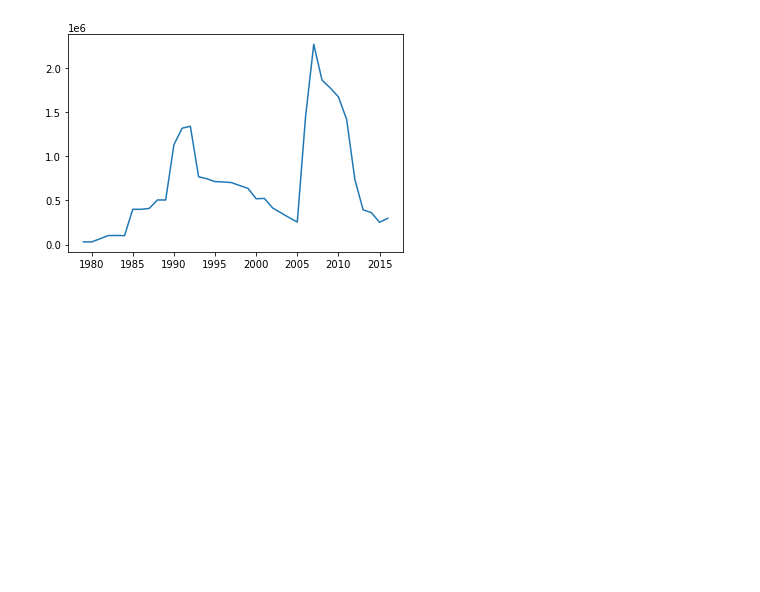
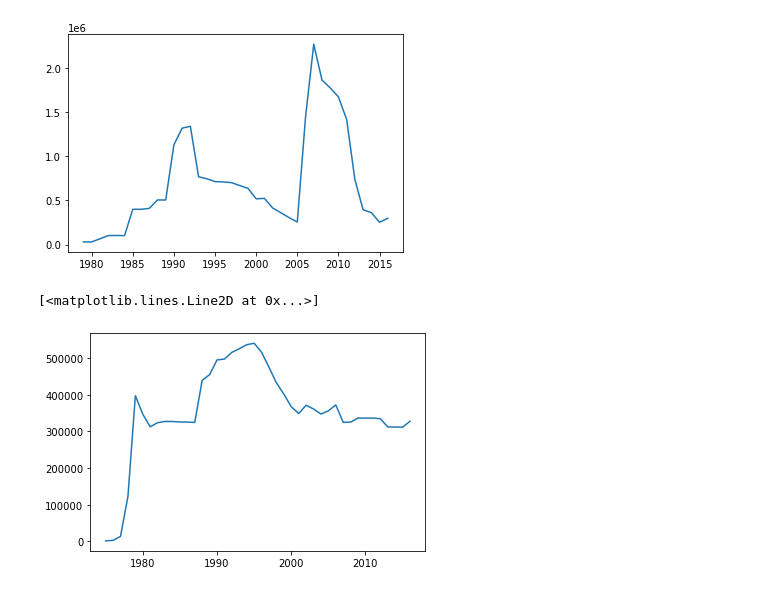
Before and after one commit to nss-data-science-cohort-5/un_exploration-ripplesphere, a Jupyter notebook: notebooks/UN_Data_Refugees_01.ipynb, the cells around one changed output. Drawn from its saved outputs; the diff is of its cells as text; code cells hidden in the pictures; blank space fills up the shorter version.

```diff
--- a/notebooks/UN_Data_Refugees_01.ipynb
+++ b/notebooks/UN_Data_Refugees_01.ipynb
@@ -138,0 +142,7 @@ plt.plot(ref_df[(ref_df["origin"] == "Iraq") & (ref_df["refugees"] > 1000)].\
+# %%
+plt.plot(ref_df[(ref_df["origin"] == "Viet Nam") & (ref_df["refugees"] > 1000)].\
+         sort_values("refugees", ascending=False)[["Year","refugees"]].\
+        groupby("Year").sum().sort_values("Year"))
+# %% [output]
+[<matplotlib.lines.Line2D at 0x...>]
+[figure, added]
```
Also changed, not shown: parts of 4 cells of this notebook, 3 other files.
